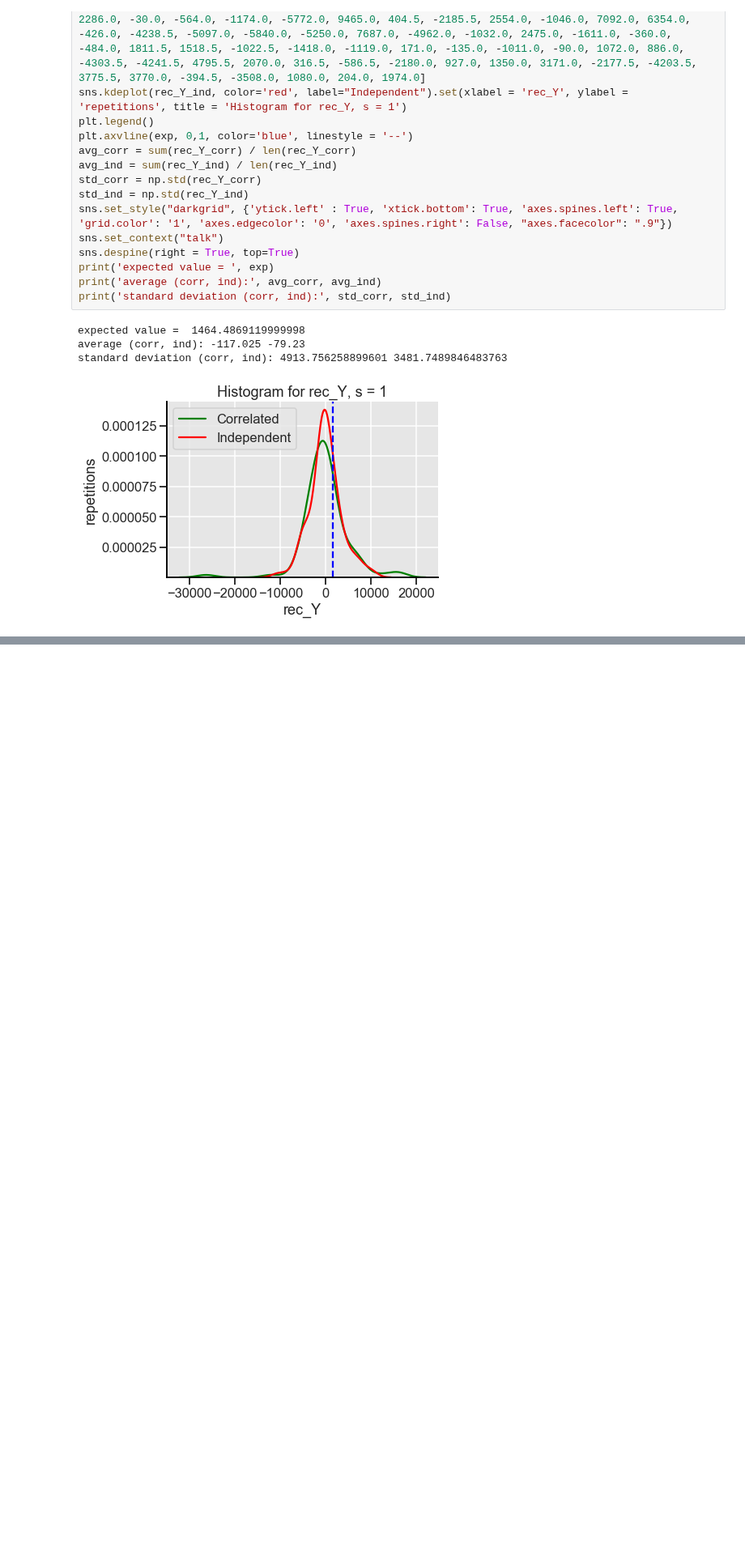
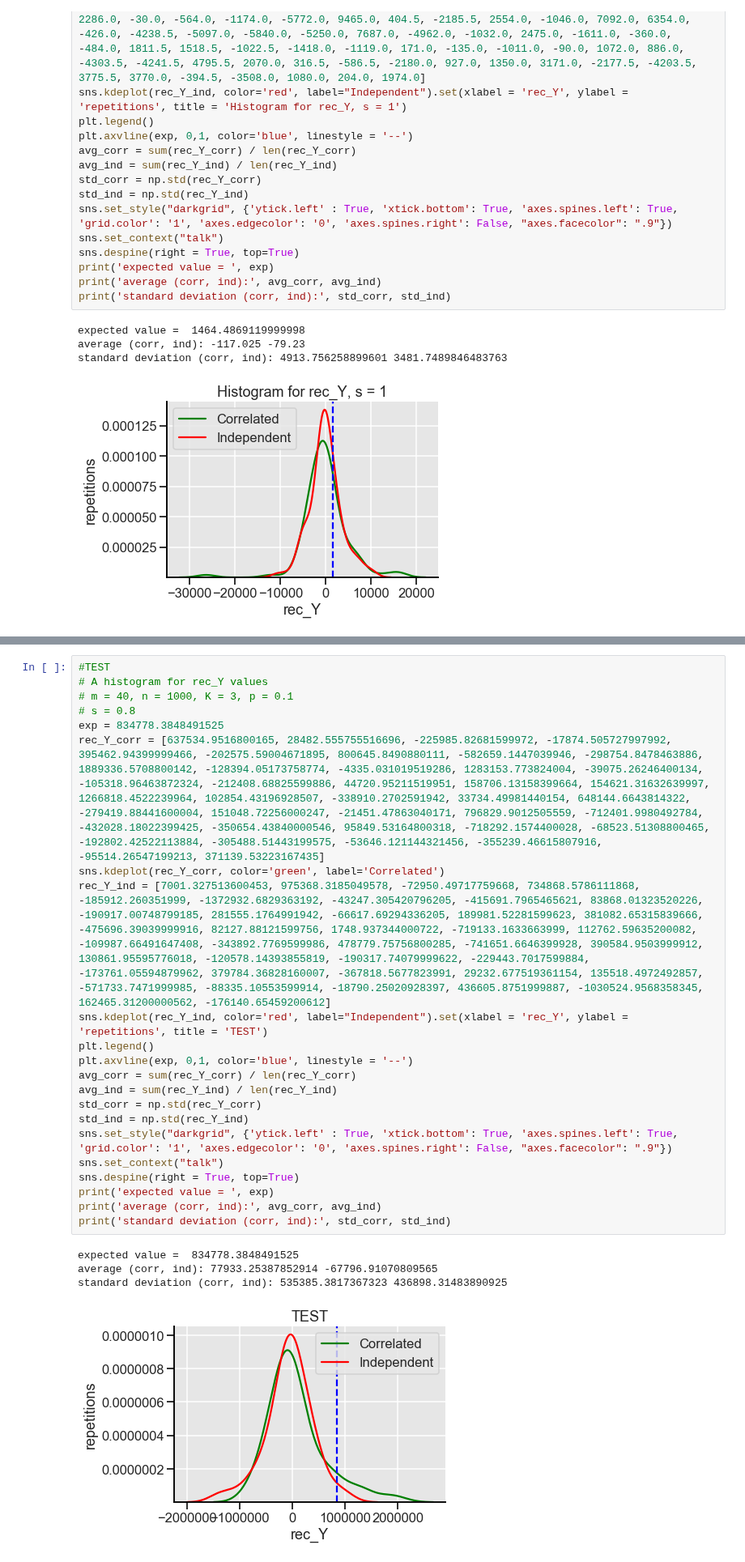
Before and after one commit to louishu17/tree_color_coding_task, a Jupyter notebook: Jupyter Vizualizations/sim2_viz.ipynb, the cells around one changed output, grey strips where cells are left out. Shown at 81% size. Drawn from its saved outputs; the diff is of its cells as text; blank space fills up the shorter version.

```diff
--- a/Jupyter Vizualizations/sim2_viz.ipynb
+++ b/Jupyter Vizualizations/sim2_viz.ipynb
@@ -233,0 +234,27 @@ standard deviation (corr, ind): 578614958.1542993 924652434.0070877
+# %%
+#TEST
+# A histogram for rec_Y values
+# m = 40, n = 1000, K = 3, p = 0.1
+# s = 0.8
+exp = 834778.3848491525
+rec_Y_corr = [637534.9516800165, 28482.555755516696, -225985.82681599972, -17874.505727997992, 395462.94399999466, -202575.59004671895, 800645.8490880111, -582659.1447039946, -298754.8478463886, 1889336.5708800142, -128394.05173758774, -4335.031019519286, 1283153.773824004, -39075.26246400134, -105318.96463872324, -212408.68825599886, 44720.95211519951, 158706.13158399664, 154621.31632639997, 1266818.4522239964, 102854.43196928507, -338910.2702591942, 33734.49981440154, 648144.6643814322, -279419.88441600004, 151048.72256000247, -21451.47863040171, 796829.9012505559, -712401.9980492784, -432028.18022399425, -350654.43840000546, 95849.53164800318, -718292.1574400028, -68523.51308800465, -192802.42522113884, -305488.51443199575, -53646.121144321456, -355239.46615807916, -95514.26547199213, 371139.53223167435]
+sns.kdeplot(rec_Y_corr, color='green', label='Correlated')
+rec_Y_ind = [7001.327513600453, 975368.3185049578, -72950.49717759668, 734868.5786111868, -185912.260351999, -1372932.6829363192, -43247.305420796205, -415691.7965465621, 83868.01323520226, -190917.00748799185, 281555.1764991942, -66617.69294336205, 189981.52281599623, 381082.65315839666, -475696.39039999916, 82127.88121599756, 1748.937344000722, -719133.1633663999, 112762.59635200082, -109987.66491647408, -343892.7769599986, 478779.75756800285, -741651.6646399928, 390584.9503999912, 130861.95595776018, -120578.14393855819, -190317.74079999622, -229443.7017599884, -173761.05594879962, 379784.36828160007, -367818.5677823991, 29232.677519361154, 135518.4972492857, -571733.7471999985, -88335.10553599914, -18790.25020928397, 436605.8751999887, -1030524.9568358345, 162465.31200000562, -176140.65459200612]
+sns.kdeplot(rec_Y_ind, color='red', label="Independent").set(xlabel = 'rec_Y', ylabel = 'repetitions', title = 'TEST')
+plt.legend()
+plt.axvline(exp, 0,1, color='blue', linestyle = '--')
+avg_corr = sum(rec_Y_corr) / len(rec_Y_corr)
+avg_ind = sum(rec_Y_ind) / len(rec_Y_ind)
+std_corr = np.std(rec_Y_corr)
+std_ind = np.std(rec_Y_ind)
+sns.set_style("darkgrid", {'ytick.left' : True, 'xtick.bottom': True, 'axes.spines.left': True, 'grid.color': '1', 'axes.edgecolor': '0', 'axes.spines.right': False, "axes.facecolor": ".9"})
+sns.set_context("talk")
+sns.despine(right = True, top=True)
+print('expected value = ', exp)
+print('average (corr, ind):', avg_corr, avg_ind)
+print('standard deviation (corr, ind):', std_corr, std_ind)
+# %% [output]
+expected value =  834778.3848491525
+average (corr, ind): 77933.25387852914 -67796.91070809565
+standard deviation (corr, ind): 535385.3817367323 436898.31483890925
+[figure, added]
```
Also changed, not shown: parts of 1 cell of this notebook, 1 other file.
